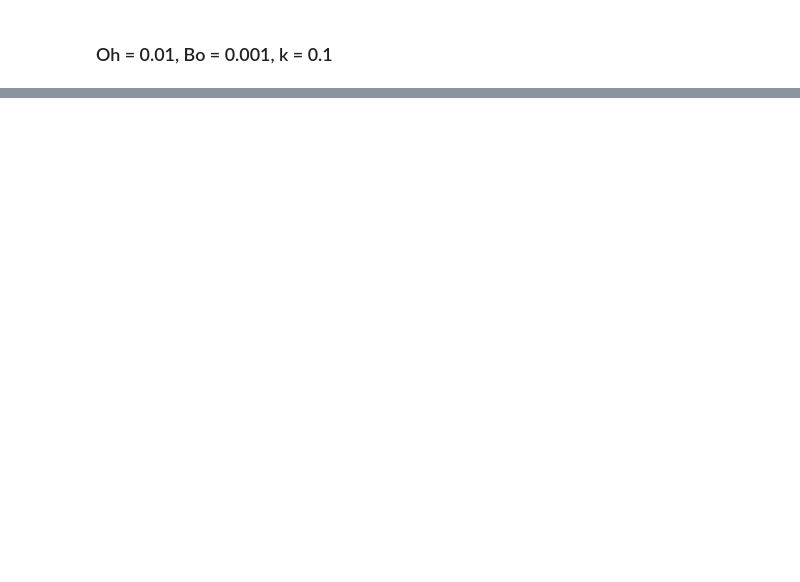
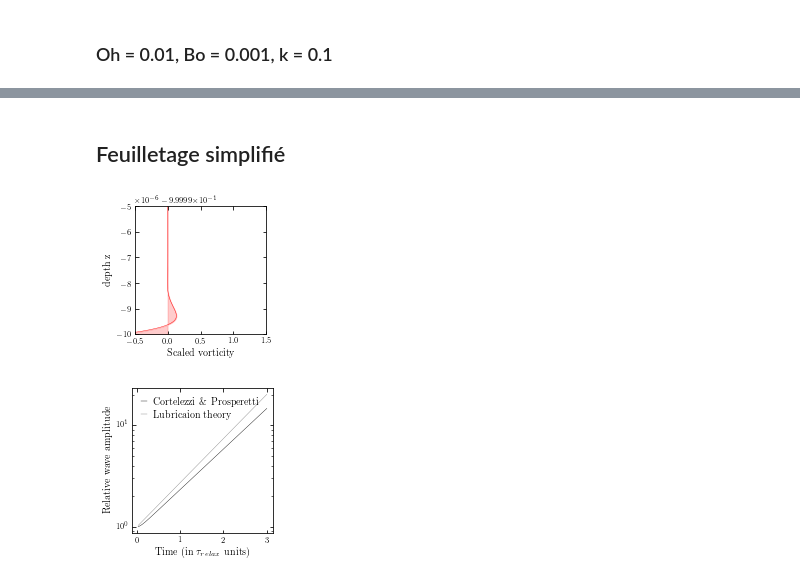
Before and after one commit to the-liquid-lab/on-the-limits-of-lubrication-theory, a Jupyter notebook: Cortelezzi.ipynb, the cells around one changed output, grey strips where cells are left out. Cells and saved outputs as stored; diff of their text form; code cells hidden in the pictures; blank space fills up the shorter version.

```diff
--- a/Cortelezzi.ipynb
+++ b/Cortelezzi.ipynb
@@ -156,0 +193,41 @@ plotComparison(0.01, 0.001, 1., 250)
+# %% [markdown]
+## Feuilletage simplifié
+# %%
+def Feuilletage(Ohnumb, Bonumb, knumb, nbOfrelax, toI = [0.05, 0.1]):
+
+    plt.rc('figure', figsize=[6/2.54, 6/2.54])
+    z_all = np.linspace(-1, -0.999995, 1000)
+    sampled_omega, sampled_omega_lub = \
+        solveOmega(Ohnumb, Bonumb, knumb, nbOfrelax, toI, z_all)
+
+    ### Figures ###
+    plt.xlabel('Scaled vorticity')
+    plt.ylabel('depth z')
+    plt.xlim([-0.5, 1.5])
+    plt.ylim([-1,-0.999995])
+
+    plt.plot(sampled_omega[:,0], z_all, 'r')
+    plt.fill_betweenx(z_all, sampled_omega[:,0], 0., color = 'red', alpha=0.20)
+
+Oh = 1e-10
+k = 100.
+tau = (Oh/k**4)
+Feuilletage(Oh, 0.001, k, 5.e-3/tau, [5.25e-3/tau])
+
+sampled_t, sampled_eta, sampled_eta_lub = \
+    solveEta(0.01, -0.03, 0.05, 3.)
+plt.rc('figure')
+plt.rc('legend', loc='best')
+
+plt.figure()
+plt.xlabel(r'Time (in $\tau_{relax}$ units)')
+plt.ylabel("Relative wave amplitude")
+ #   plt.xlim([0,nbOfrelax])
+ #   plt.ylim([1,10.])
+plt.semilogy(sampled_t,sampled_eta, 'black', label = r'Cortelezzi \& Prosperetti')
+plt.semilogy(sampled_t,sampled_eta_lub, 'gray', label = 'Lubricaion theory')
+plt.legend()
+plt.tight_layout(pad=0.)
+# %% [output]
+[figure, added]
+[figure, added]
```
Also changed, not shown: parts of 14 cells of this notebook.
